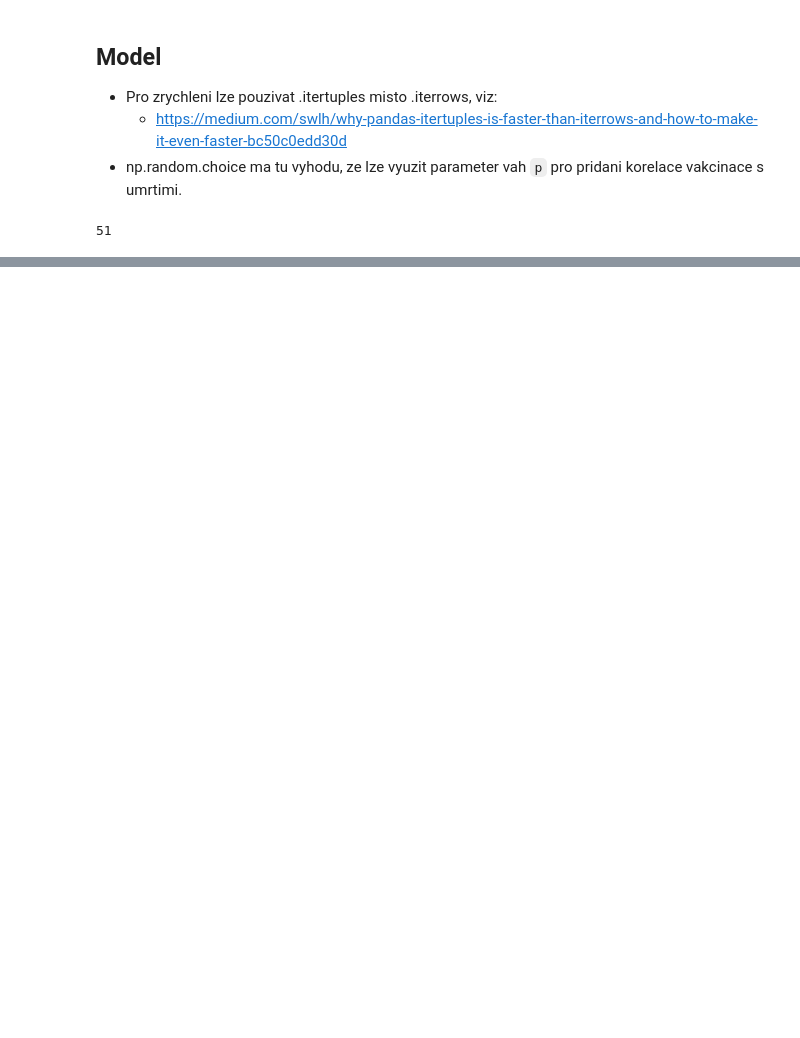
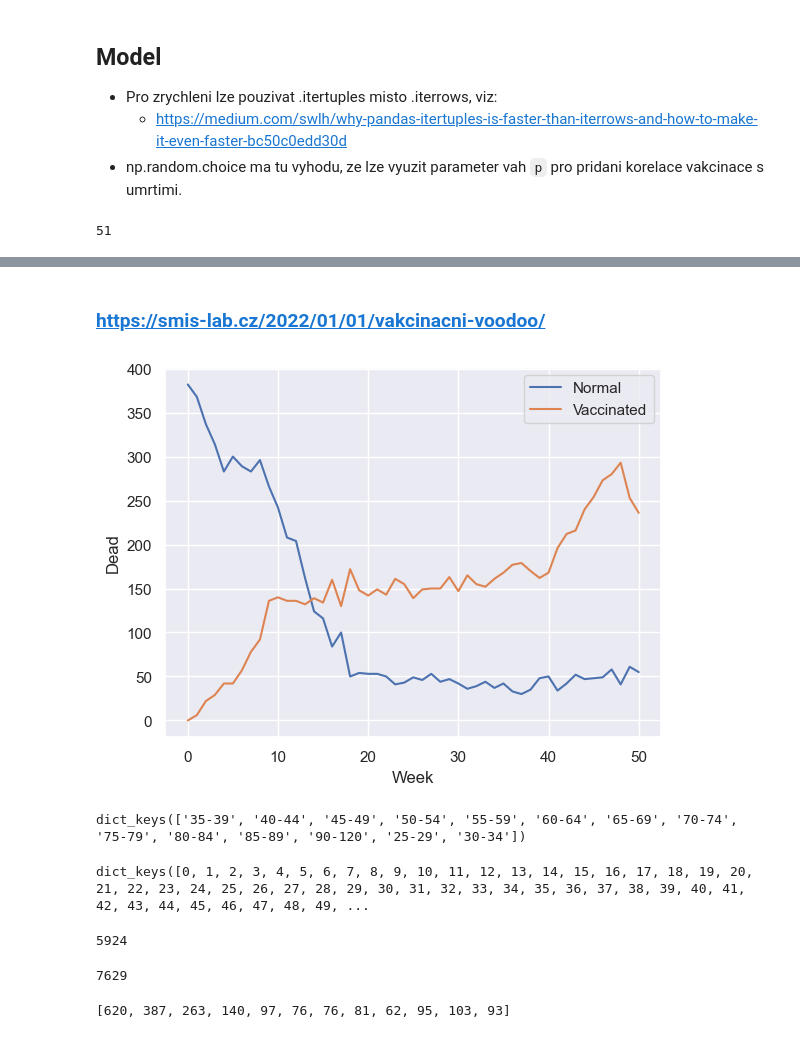
Before and after one commit to PalackyUniversity/nobel-model, a Jupyter notebook: main.ipynb, the cells around one changed output, grey strips where cells are left out. Cells and saved outputs as stored; diff of their text form; code cells hidden in the pictures; blank space fills up the shorter version.

```diff
--- a/main.ipynb
+++ b/main.ipynb
@@ -287,0 +304,25 @@ Wall time: 1.06 ms
+# %% [markdown]
+### https://smis-lab.cz/2022/01/01/vakcinacni-voodoo/
+# %%
+dead_vaccinated_total = [0 for _ in range(len(weeks))]
+dead_normal_total = [0 for _ in range(len(weeks))]
+
+for w in dead_vaccinated.values():
+    for k, v in w.items():
+        dead_vaccinated_total[k] += v
+
+for w in dead_normal.values():
+    for k, v in w.items():
+        dead_normal_total[k] += v
+# %%
+plt.plot(dead_normal_total, label="Normal")
+plt.plot(dead_vaccinated_total, label="Vaccinated")
+plt.ylabel("Dead")
+plt.xlabel("Week")
+plt.legend();
+# %% [output]
+[figure, added]
+# %%
+dead_vaccinated.keys()
+# %% [output]
+dict_keys(['35-39', '40-44', '45-49', '50-54', '55-59', '60-64', '65-69', '70-74', '75-79', '80-84', '85-89', '90-120', '25-29', '30-34'])
@@ -287,0 +332,12 @@ Wall time: 1.06 ms
+# %%
+dead_vaccinated[SELECTED_CATEGORY].keys()
+# %% [output]
+dict_keys([0, 1, 2, 3, 4, 5, 6, 7, 8, 9, 10, 11, 12, 13, 14, 15, 16, 17, 18, 19, 20, 21, 22, 23, 24, 25, 26, 27, 28, 29, 30, 31, 32, 33, 34, 35, 36, 37, 38, 39, 40, 41, 42, 43, 44, 45, 46, 47, 48, 49, ...
+# %%
+sum(sum(dead_normal[i].values()) for i in dead_normal)
+# %% [output]
+5924
+# %%
+sum(sum(dead_vaccinated[i].values()) for i in dead_vaccinated)
+# %% [output]
+7629
@@ -287,0 +358,4 @@ Wall time: 1.06 ms
+# %%
+y_normal
+# %% [output]
+[620, 387, 263, 140, 97, 76, 76, 81, 62, 95, 103, 93]
```
Also changed, not shown: parts of 18 cells of this notebook.
